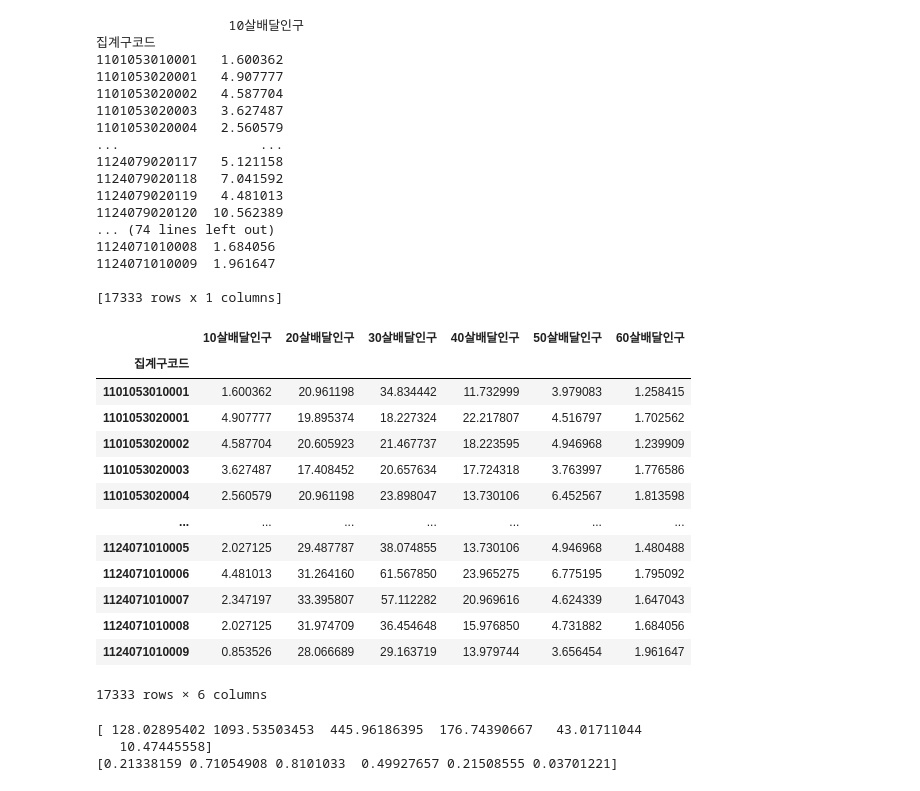
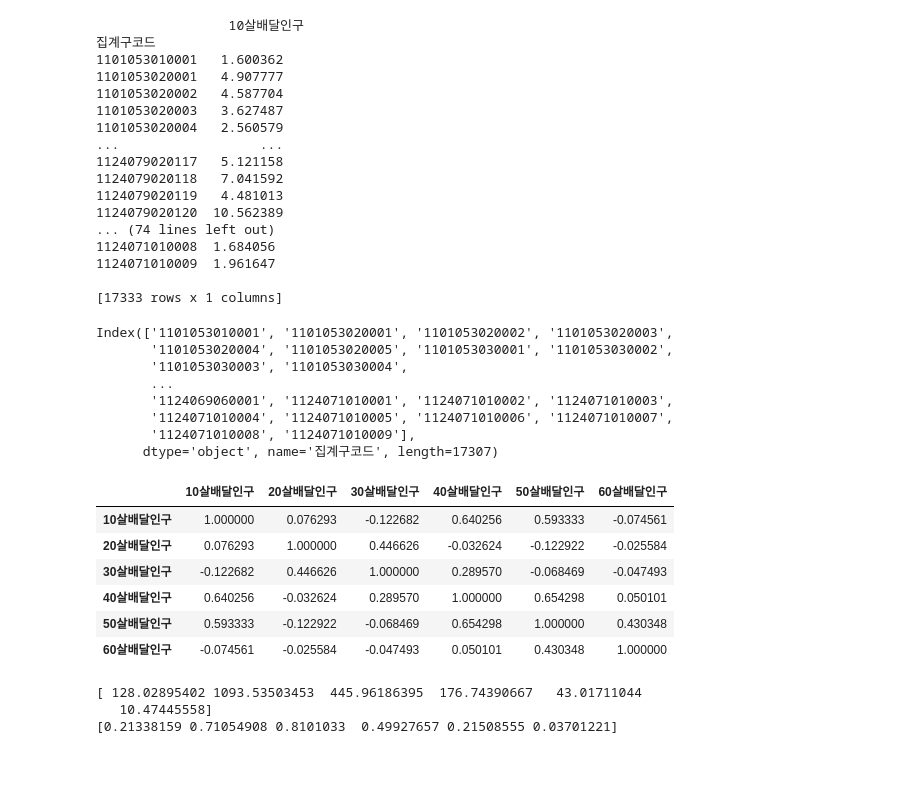
Before and after one commit to ansehoon1999/DataCampusProject, a Jupyter notebook: 세훈&기영_데청캠/pca_배달인구.ipynb, the cells around one changed output. Cells and saved outputs as stored; diff of their text form; code cells hidden in the pictures; blank space fills up the shorter version.

```diff
--- a/세훈&기영_데청캠/pca_배달인구.ipynb
+++ b/세훈&기영_데청캠/pca_배달인구.ipynb
@@ -185,7 +185,8 @@ x = x.join(df3, how='right')
 x = x.join(df4, how='right')
 x = x.join(df5, how='right')
 x = x.join(df6, how='right')
-x
+x = x.dropna(axis= 0)
+x.index
 # %% [output]
                  10살배달인구
 집계구코드
@@ -204,20 +205,24 @@ x
 1124071010009  1.961647
 
 [17333 rows x 1 columns]
-|  | 10살배달인구 | 20살배달인구 | 30살배달인구 | 40살배달인구 | 50살배달인구 | 60살배달인구 |
-| 집계구코드 |  |  |  |  |  |  |
-| 1101053010001 | 1.600362 | 20.961198 | 34.834442 | 11.732999 | 3.979083 | 1.258415 |
-| 1101053020001 | 4.907777 | 19.895374 | 18.227324 | 22.217807 | 4.516797 | 1.702562 |
-| 1101053020002 | 4.587704 | 20.605923 | 21.467737 | 18.223595 | 4.946968 | 1.239909 |
-| 1101053020003 | 3.627487 | 17.408452 | 20.657634 | 17.724318 | 3.763997 | 1.776586 |
-| 1101053020004 | 2.560579 | 20.961198 | 23.898047 | 13.730106 | 6.452567 | 1.813598 |
-| ... | ... | ... | ... | ... | ... | ... |
-| 1124071010005 | 2.027125 | 29.487787 | 38.074855 | 13.730106 | 4.946968 | 1.480488 |
-| 1124071010006 | 4.481013 | 31.264160 | 61.567850 | 23.965275 | 6.775195 | 1.795092 |
-| 1124071010007 | 2.347197 | 33.395807 | 57.112282 | 20.969616 | 4.624339 | 1.647043 |
-| 1124071010008 | 2.027125 | 31.974709 | 36.454648 | 15.976850 | 4.731882 | 1.684056 |
-| 1124071010009 | 0.853526 | 28.066689 | 29.163719 | 13.979744 | 3.656454 | 1.961647 |
-17333 rows × 6 columns
+Index(['1101053010001', '1101053020001', '1101053020002', '1101053020003',
+       '1101053020004', '1101053020005', '1101053030001', '1101053030002',
+       '1101053030003', '1101053030004',
+       ...
+       '1124069060001', '1124071010001', '1124071010002', '1124071010003',
+       '1124071010004', '1124071010005', '1124071010006', '1124071010007',
+       '1124071010008', '1124071010009'],
+      dtype='object', name='집계구코드', length=17307)
+# %%
+x.corr()
+# %% [output]
+|  | 10살배달인구 | 20살배달인구 | 30살배달인구 | 40살배달인구 | 50살배달인구 | 60살배달인구 |
+| 10살배달인구 | 1.000000 | 0.076293 | -0.122682 | 0.640256 | 0.593333 | -0.074561 |
+| 20살배달인구 | 0.076293 | 1.000000 | 0.446626 | -0.032624 | -0.122922 | -0.025584 |
+| 30살배달인구 | -0.122682 | 0.446626 | 1.000000 | 0.289570 | -0.068469 | -0.047493 |
+| 40살배달인구 | 0.640256 | -0.032624 | 0.289570 | 1.000000 | 0.654298 | 0.050101 |
+| 50살배달인구 | 0.593333 | -0.122922 | -0.068469 | 0.654298 | 1.000000 | 0.430348 |
+| 60살배달인구 | -0.074561 | -0.025584 | -0.047493 | 0.050101 | 0.430348 | 1.000000 |
 # %%
 from sklearn.preprocessing import MinMaxScaler
 
```
Also changed, not shown: parts of 5 cells of this notebook.
